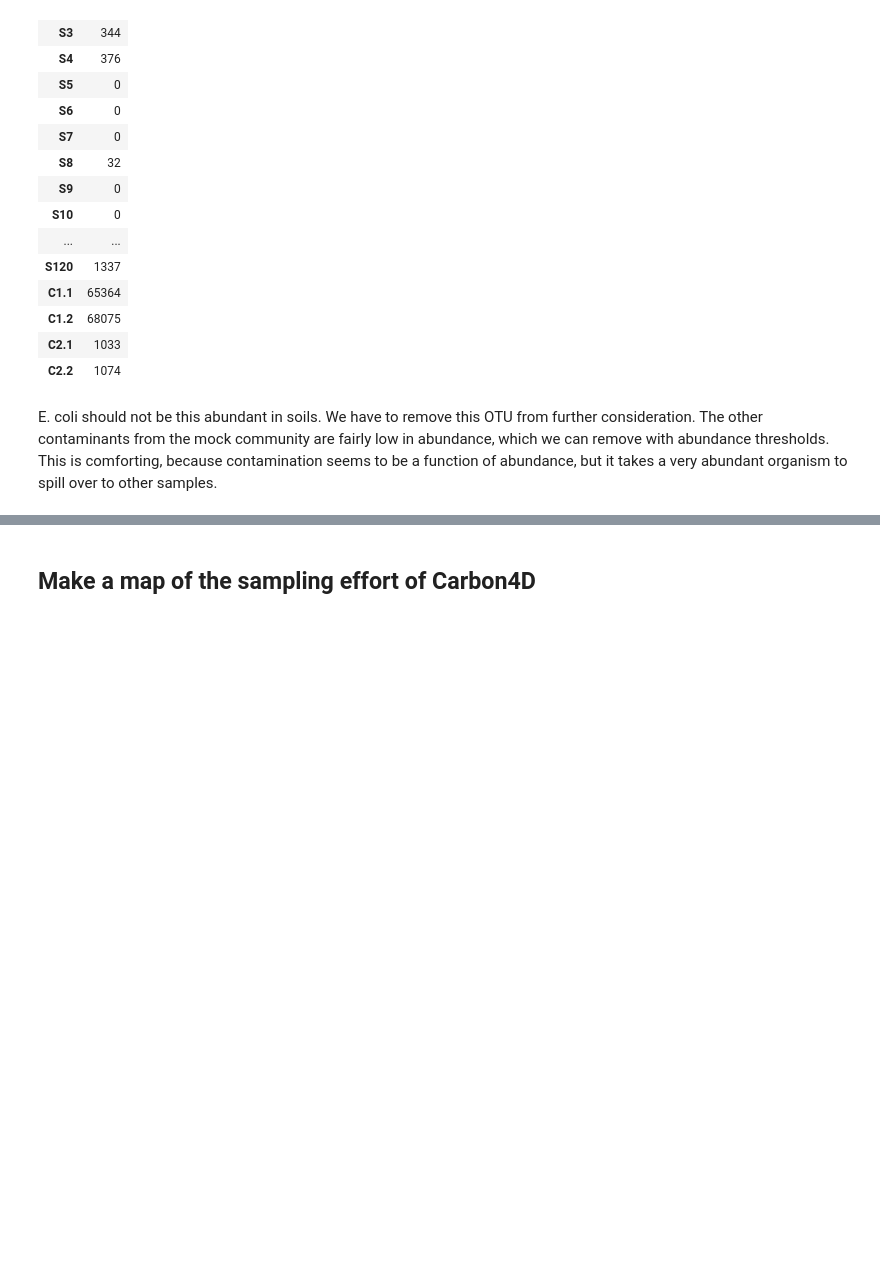
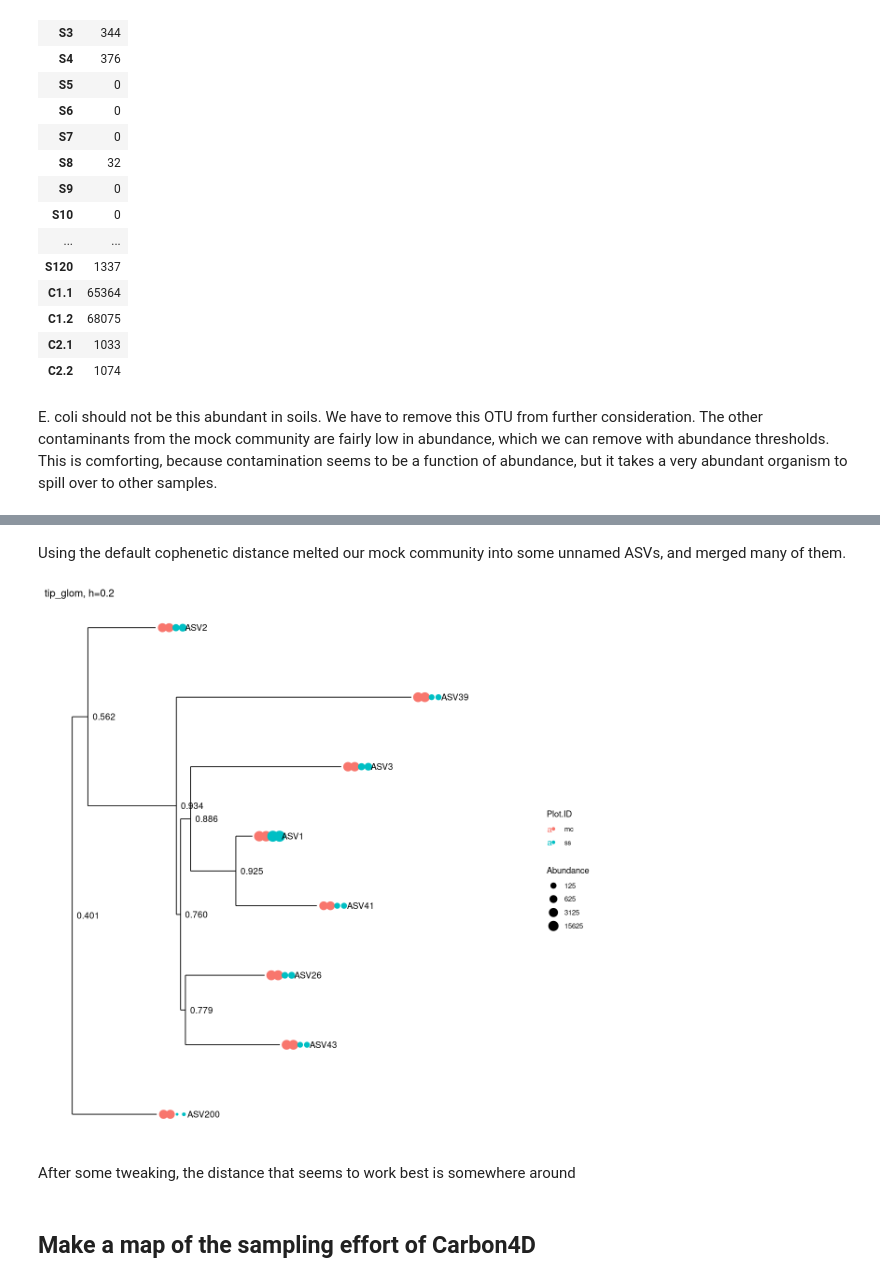
Before and after one commit to danchurch/fichtelgebirgeSoils, a Jupyter notebook: spatialAnalysis/spatialAnalysisSulariData.ipynb, the cells around one changed output, grey strips where cells are left out. Cells and saved outputs as stored; diff of their text form; code cells hidden in the pictures; blank space fills up the shorter version.

```diff
--- a/spatialAnalysis/spatialAnalysisSulariData.ipynb
+++ b/spatialAnalysis/spatialAnalysisSulariData.ipynb
@@ -284,0 +405,2 @@ E. coli should not be this abundant in soils. We have to remove this OTU from fu
+# %% [markdown]
+Using the default cophenetic distance melted our mock community into some unnamed ASVs, and merged many of them.
@@ -285,3 +409,9 @@ E. coli should not be this abundant in soils. We have to remove this OTU from fu
+# %%
+plot_tree(dd, label.tips="taxa_names", color="Plot.ID", size="abundance", title="Mock community after tip_glom, h=0.2")
+# %% [output]
+[figure, added]
+# %% [markdown]
+After some tweaking, the distance that seems to work best is somewhere around
 # %% [markdown]
 ## Make a map of the sampling effort of Carbon4D
 # %% [markdown]
```
Also changed, not shown: parts of 34 cells of this notebook, 1 other file.
